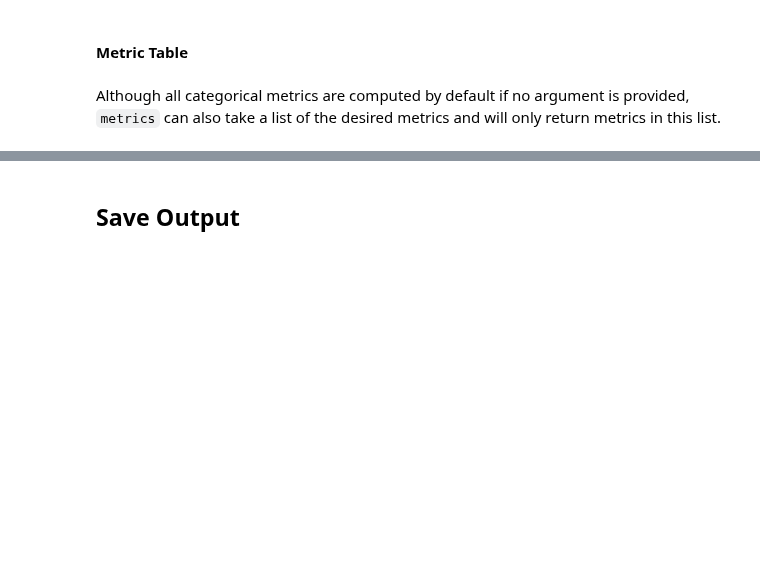
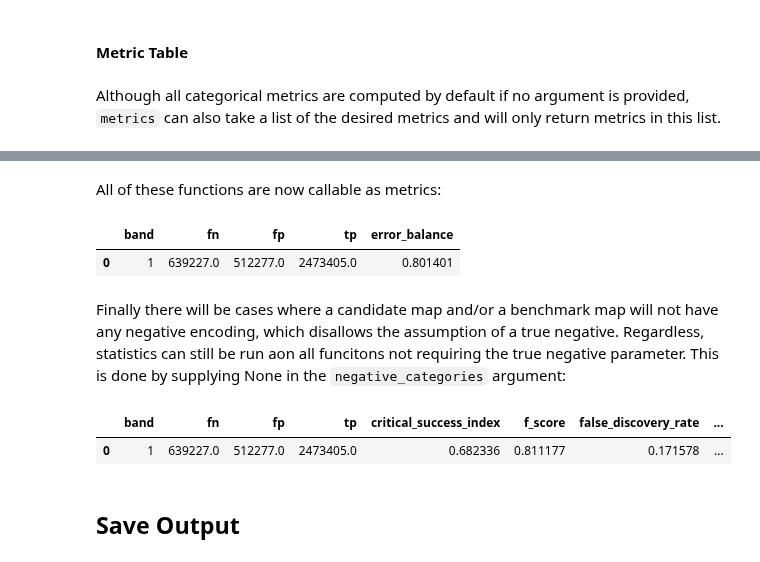
Before and after one commit to NOAA-OWP/gval, a Jupyter notebook: notebooks/Tutorial.ipynb, the cells around one changed output, grey strips where cells are left out. Drawn from its saved outputs; the diff is of its cells as text; code cells hidden in the pictures; blank space fills up the shorter version.

```diff
--- a/notebooks/Tutorial.ipynb
+++ b/notebooks/Tutorial.ipynb
@@ -192,0 +176,2 @@ metric_table_register
+# %% [markdown]
+All of these functions are now callable as metrics:
@@ -193,3 +182,19 @@ metric_table_register
+# %%
+metric_table_register
+# %% [output]
+|  | band | fn | fp | tp | error_balance |
+| 0 | 1 | 639227.0 | 512277.0 | 2473405.0 | 0.801401 |
+# %% [markdown]
+Finally there will be cases where a candidate map and/or a benchmark map will not have any negative encoding, which disallows the assumption of a true negative.  Regardless, statistics can still be run aon all funcitons not requiring the true negative parameter.  This is done by supplying None in the `negative_categories` argument:
+# %%
+metric_table_no_negative_enc = crosstab_table.gval.compute_metrics(negative_categories= None,
+                                                                   positive_categories = [2],
+                                                                   metrics='all')
+# %%
+metric_table_no_negative_enc
+# %% [output]
+|  | band | fn | fp | tp | critical_success_index | f_score | false_discovery_rate | ... |
+| 0 | 1 | 639227.0 | 512277.0 | 2473405.0 | 0.682336 | 0.811177 | 0.171578 | ... |
 # %% [markdown]
 ## Save Output
 # %% [markdown]
```
Also changed, not shown: parts of 18 cells of this notebook, 5 other files.
